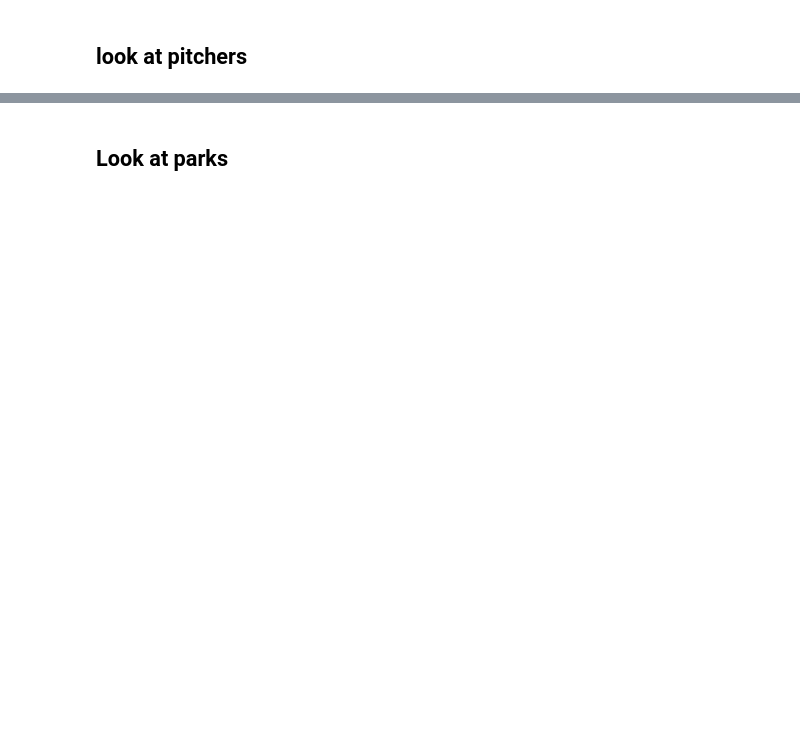
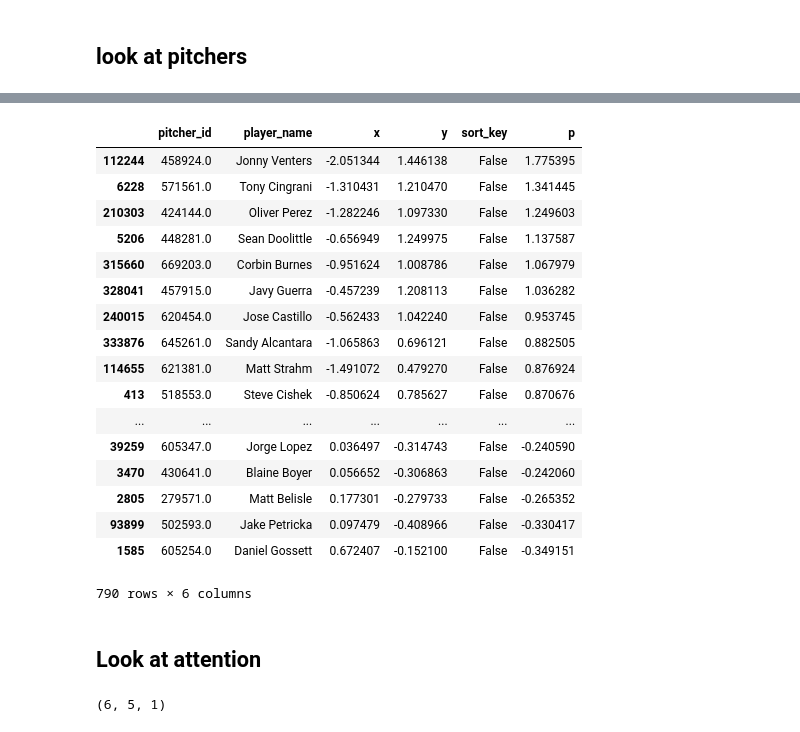
Before and after one commit to dantegates/mlb-statcast, a Jupyter notebook: deep-learning.ipynb, the cells around one changed output, grey strips where cells are left out. Cells and saved outputs as stored; diff of their text form; code cells hidden in the pictures; blank space fills up the shorter version.

```diff
--- a/deep-learning.ipynb
+++ b/deep-learning.ipynb
@@ -505,0 +703,3 @@ show(p)
+# %%
+pitcher_weights = model.get_layer('final_transformation').get_weights()[0][-4:-2, :]
+batter_weights = model.get_layer('final_transformation').get_weights()[0][-2:, :]
@@ -507,9 +758,9 @@ show(p)
 ## look at pitchers
 # %%
 from sklearn.manifold import TSNE
-pitchers = df[['pitcher', 'pitcher_mlbname']].drop_duplicates()
-pitcher_embeddings = get_feature_embeddings(pitchers, 'pitcher', model)
-x, y = zip(*pitcher_embeddings.reshape((-1, 2)))
+pitchers = df[['pitcher_id', 'player_name']].drop_duplicates()
+pitcher_embeddings = get_feature_embeddings(pitchers, 'pitcher_id', model)
+pitchers['x'], pitchers['y'] = zip(*pitcher_embeddings.reshape((-1, 2)))
 # %%
 # https://gist.github.com/dela3499/e159b388258b5f1a7a3bac42fc0179fd
 
@@ -527,14 +778,14 @@ lookat = {
     'Craig Kimbrel': 'pink'
 }
 
-pitchers['sort_key'] = pitchers.pitcher_mlbname.isin(lookat)
+pitchers['sort_key'] = pitchers.player_name.isin(lookat)
 pitchers.sort_values('sort_key', inplace=True)
 
 source = ColumnDataSource(
         data=dict(
-            x=x,
-            y=y,
-            desc=pitchers.pitcher_mlbname
+            x=pitchers.x,
+            y=pitchers.y,
+            desc=pitchers.player_name
         )
     )
 
@@ -557,0 +814,2 @@ show(p)
+# %%
+pitchers['p'] = np.dot(pitchers[['x', 'y']].values, pitcher_weights)[:, 0]
@@ -558,2 +859,23 @@ show(p)
+# %%
+pitchers.sort_values('p', ascending=False)
+# %% [output]
+|  | pitcher_id | player_name | x | y | sort_key | p |
+| 112244 | 458924.0 | Jonny Venters | -2.051344 | 1.446138 | False | 1.775395 |
+| 6228 | 571561.0 | Tony Cingrani | -1.310431 | 1.210470 | False | 1.341445 |
+| 210303 | 424144.0 | Oliver Perez | -1.282246 | 1.097330 | False | 1.249603 |
+| 5206 | 448281.0 | Sean Doolittle | -0.656949 | 1.249975 | False | 1.137587 |
+| 315660 | 669203.0 | Corbin Burnes | -0.951624 | 1.008786 | False | 1.067979 |
+| 328041 | 457915.0 | Javy Guerra | -0.457239 | 1.208113 | False | 1.036282 |
+| 240015 | 620454.0 | Jose Castillo | -0.562433 | 1.042240 | False | 0.953745 |
+| 333876 | 645261.0 | Sandy Alcantara | -1.065863 | 0.696121 | False | 0.882505 |
+| 114655 | 621381.0 | Matt Strahm | -1.491072 | 0.479270 | False | 0.876924 |
+| 413 | 518553.0 | Steve Cishek | -0.850624 | 0.785627 | False | 0.870676 |
+| ... | ... | ... | ... | ... | ... | ... |
+| 39259 | 605347.0 | Jorge Lopez | 0.036497 | -0.314743 | False | -0.240590 |
+| 3470 | 430641.0 | Blaine Boyer | 0.056652 | -0.306863 | False | -0.242060 |
+| 2805 | 279571.0 | Matt Belisle | 0.177301 | -0.279733 | False | -0.265352 |
+| 93899 | 502593.0 | Jake Petricka | 0.097479 | -0.408966 | False | -0.330417 |
+| 1585 | 605254.0 | Daniel Gossett | 0.672407 | -0.152100 | False | -0.349151 |
+790 rows × 6 columns
 # %% [markdown]
-## Look at parks
+## Look at attention
@@ -566,0 +884,7 @@ parks.sort_values('embedding')
+# %%
+batch_idx = 7
+bx, by = batches[batch_idx]
+aa = A.predict(bx)
+aa.shape
+# %% [output]
+(6, 5, 1)
```
Also changed, not shown: parts of 67 cells of this notebook.
